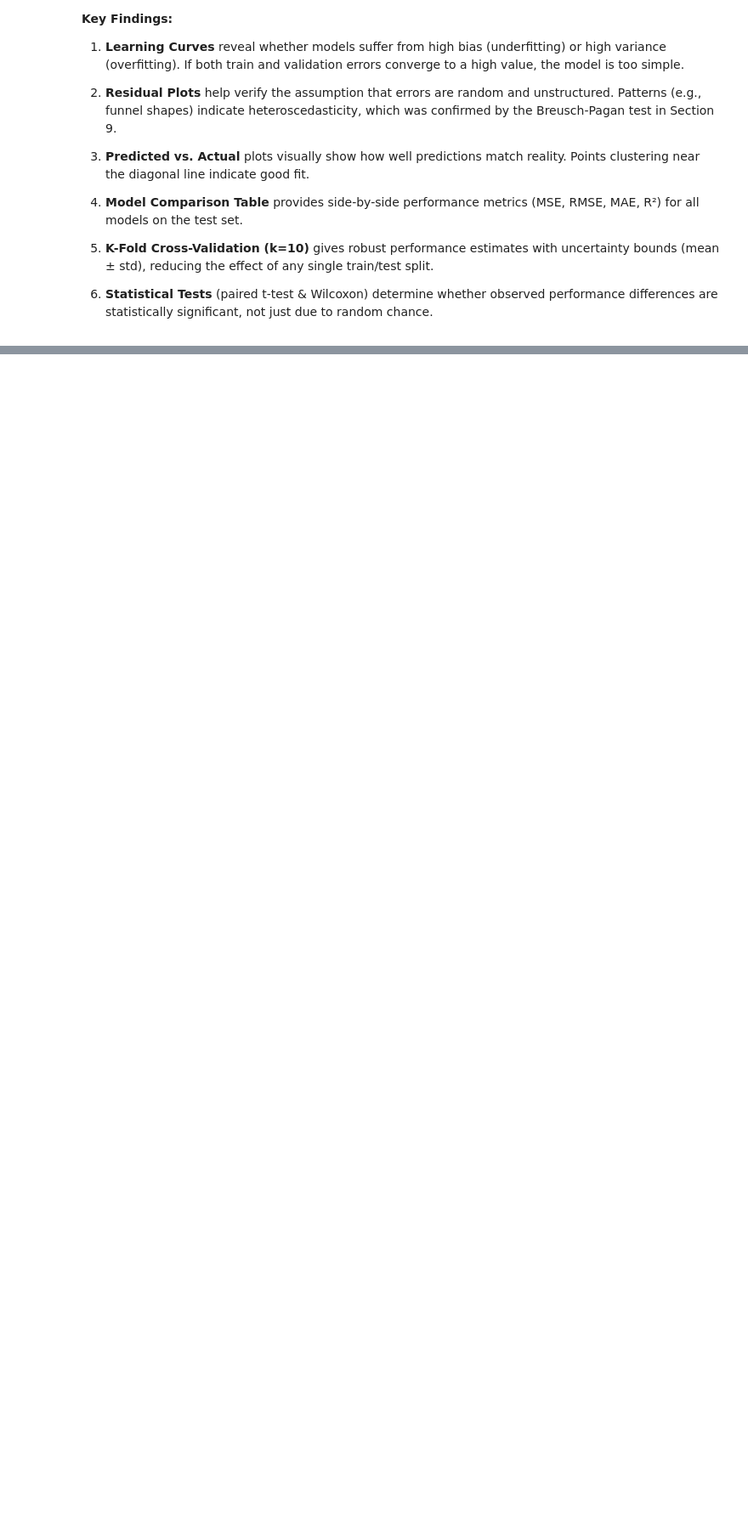
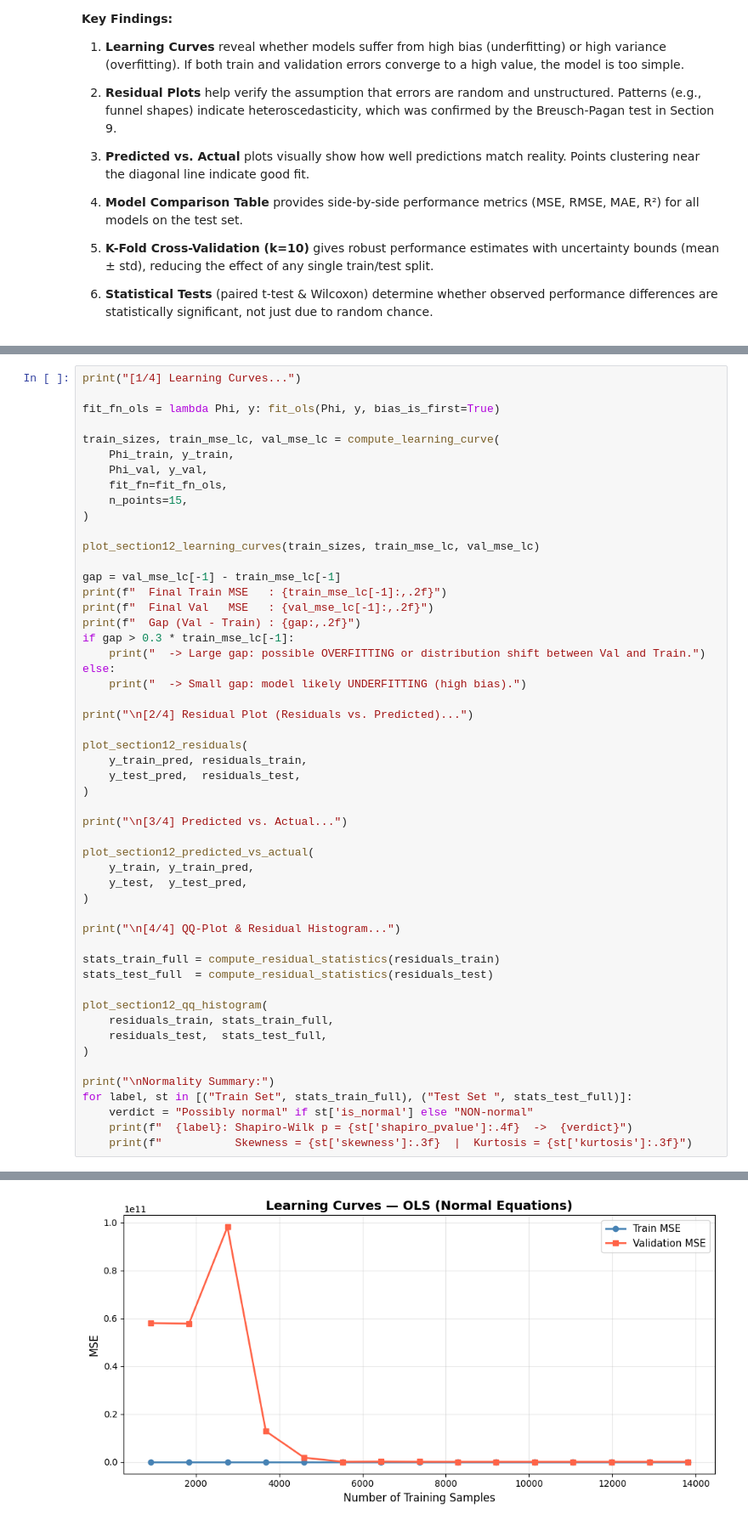
Before and after one commit to ThanhChuong12/Supervised-Learning-Regression-Classification, a Jupyter notebook: code/Part1_Regression/02_modeling.ipynb, the cells around one changed output, grey strips where cells are left out. Shown at 85% size. Cells and saved outputs as stored; diff of their text form; blank space fills up the shorter version.

Commit message:
add 02_modeling.ipynb for experimental analysis

```diff
--- a/code/Part1_Regression/02_modeling.ipynb
+++ b/code/Part1_Regression/02_modeling.ipynb
@@ -1782,0 +2169,53 @@ Một điểm đáng chú ý là khi so sánh Ridge Linear với Poly Ridge, RBF
+# %%
+print("[1/4] Learning Curves...")
+
+fit_fn_ols = lambda Phi, y: fit_ols(Phi, y, bias_is_first=True)
+
+train_sizes, train_mse_lc, val_mse_lc = compute_learning_curve(
+    Phi_train, y_train,
+    Phi_val, y_val,
+    fit_fn=fit_fn_ols,
+    n_points=15,
+)
+
+plot_section12_learning_curves(train_sizes, train_mse_lc, val_mse_lc)
+
+gap = val_mse_lc[-1] - train_mse_lc[-1]
+print(f"  Final Train MSE   : {train_mse_lc[-1]:,.2f}")
+print(f"  Final Val   MSE   : {val_mse_lc[-1]:,.2f}")
+print(f"  Gap (Val - Train) : {gap:,.2f}")
+if gap > 0.3 * train_mse_lc[-1]:
+    print("  -> Large gap: possible OVERFITTING or distribution shift between Val and Train.")
+else:
+    print("  -> Small gap: model likely UNDERFITTING (high bias).")
+
+print("\n[2/4] Residual Plot (Residuals vs. Predicted)...")
+
+plot_section12_residuals(
+    y_train_pred, residuals_train,
+    y_test_pred,  residuals_test,
+)
+
+print("\n[3/4] Predicted vs. Actual...")
+
+plot_section12_predicted_vs_actual(
+    y_train, y_train_pred,
+    y_test,  y_test_pred,
+)
+
+print("\n[4/4] QQ-Plot & Residual Histogram...")
+
+stats_train_full = compute_residual_statistics(residuals_train)
+stats_test_full  = compute_residual_statistics(residuals_test)
+
+plot_section12_qq_histogram(
+    residuals_train, stats_train_full,
+    residuals_test,  stats_test_full,
+)
+
+print("\nNormality Summary:")
+for label, st in [("Train Set", stats_train_full), ("Test Set ", stats_test_full)]:
+    verdict = "Possibly normal" if st['is_normal'] else "NON-normal"
+    print(f"  {label}: Shapiro-Wilk p = {st['shapiro_pvalue']:.4f}  ->  {verdict}")
+    print(f"           Skewness = {st['skewness']:.3f}  |  Kurtosis = {st['kurtosis']:.3f}")
+# %% [output]
@@ -1782,0 +2223 @@ Một điểm đáng chú ý là khi so sánh Ridge Linear với Poly Ridge, RBF
+[figure, added]
```
Also changed, not shown: parts of 28 cells of this notebook.
